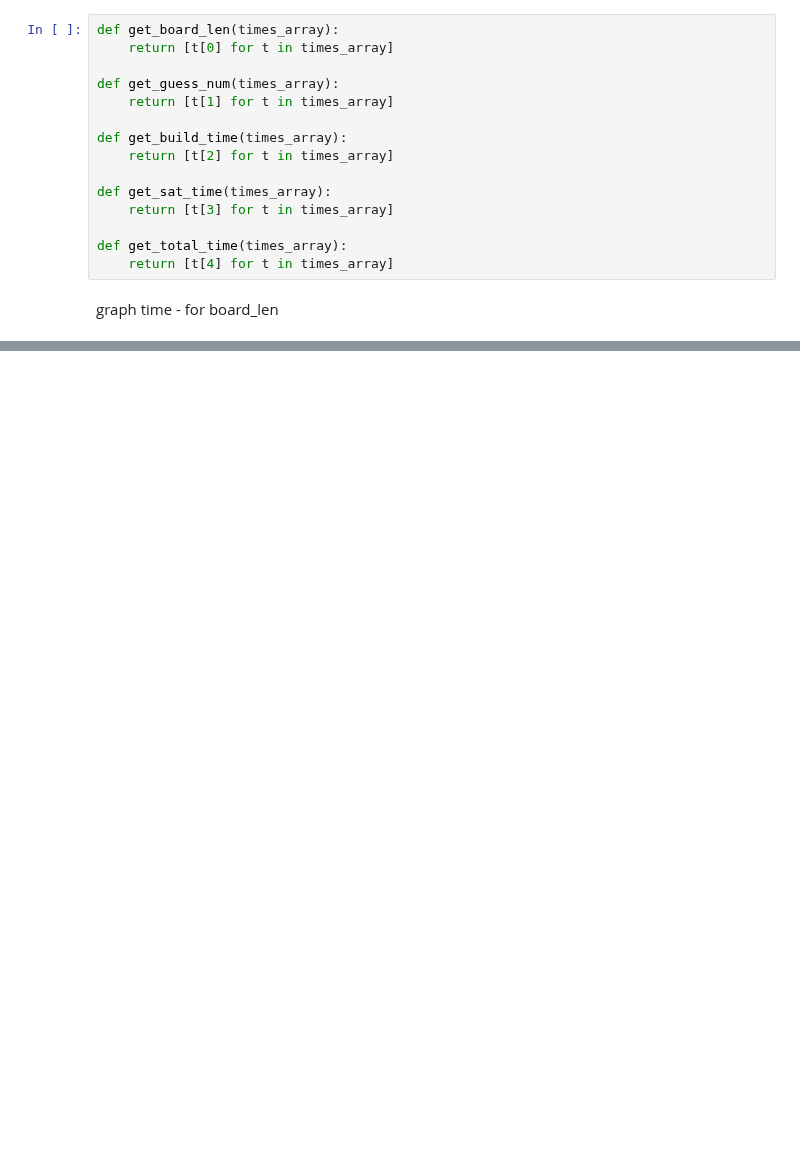
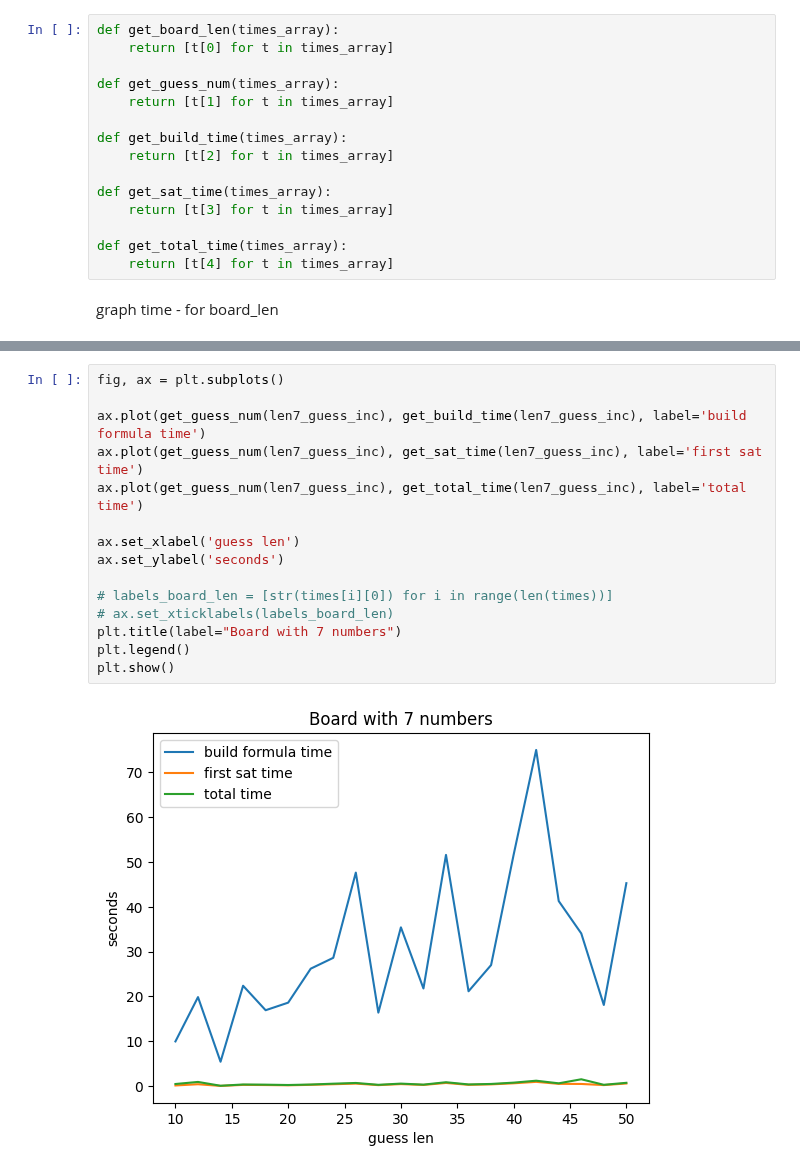
Before and after one commit to joserlopes/LVM_Project1, a Jupyter notebook: graphs_p1.ipynb, the cells around one changed output, grey strips where cells are left out. Saved outputs shown, nothing was run; the diff lists cells and outputs as text; blank space fills up the shorter version.

```diff
--- a/graphs_p1.ipynb
+++ b/graphs_p1.ipynb
@@ -61,0 +58,17 @@ plt.show()
+# %%
+fig, ax = plt.subplots()
+
+ax.plot(get_guess_num(len7_guess_inc), get_build_time(len7_guess_inc), label='build formula time')
+ax.plot(get_guess_num(len7_guess_inc), get_sat_time(len7_guess_inc), label='first sat time')
+ax.plot(get_guess_num(len7_guess_inc), get_total_time(len7_guess_inc), label='total time')
+
+ax.set_xlabel('guess len')
+ax.set_ylabel('seconds')
+
+# labels_board_len = [str(times[i][0]) for i in range(len(times))]
+# ax.set_xticklabels(labels_board_len)
+plt.title(label="Board with 7 numbers")
+plt.legend()
+plt.show()
+# %% [output]
+[figure, added]
```
Also changed, not shown: parts of 2 cells of this notebook, 14 other files.
